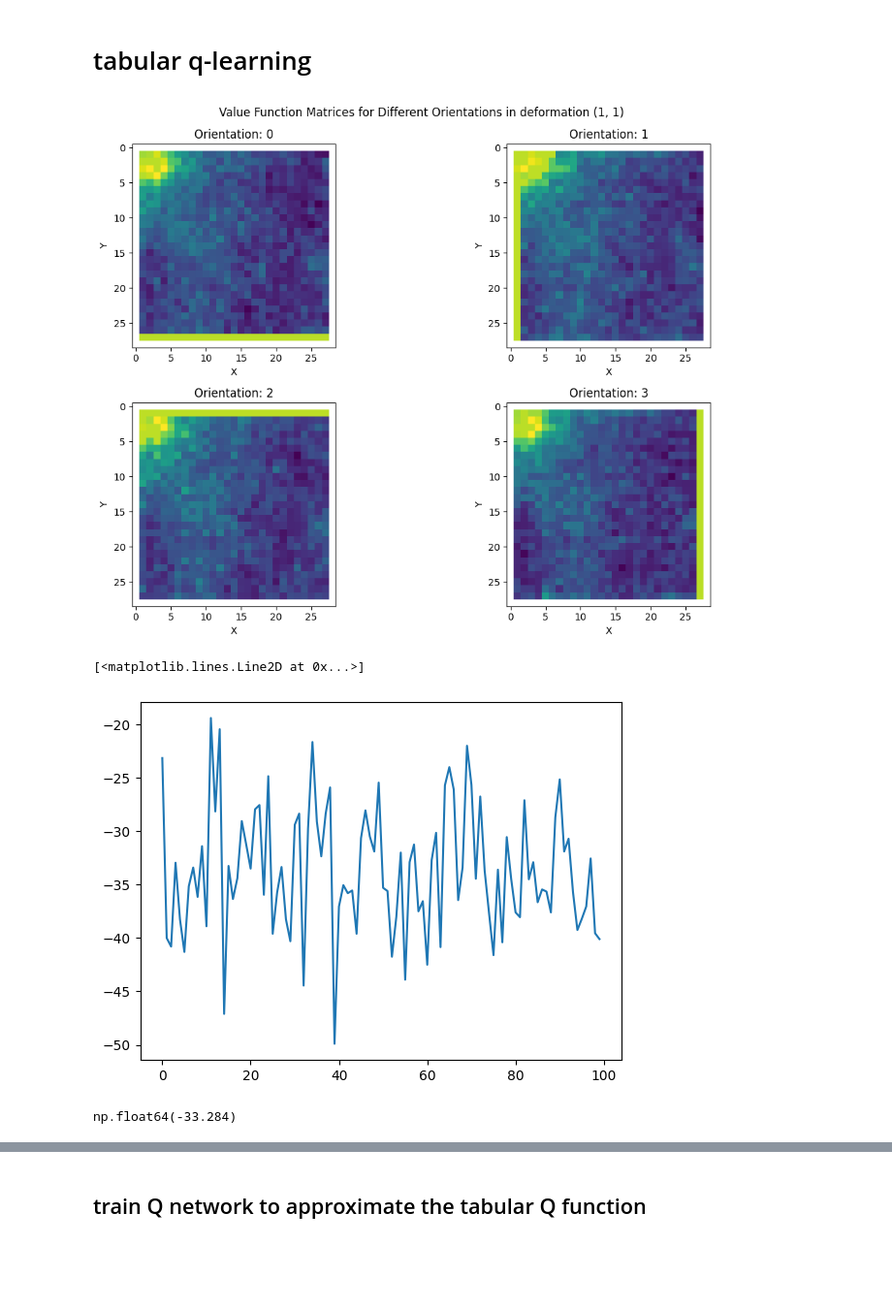
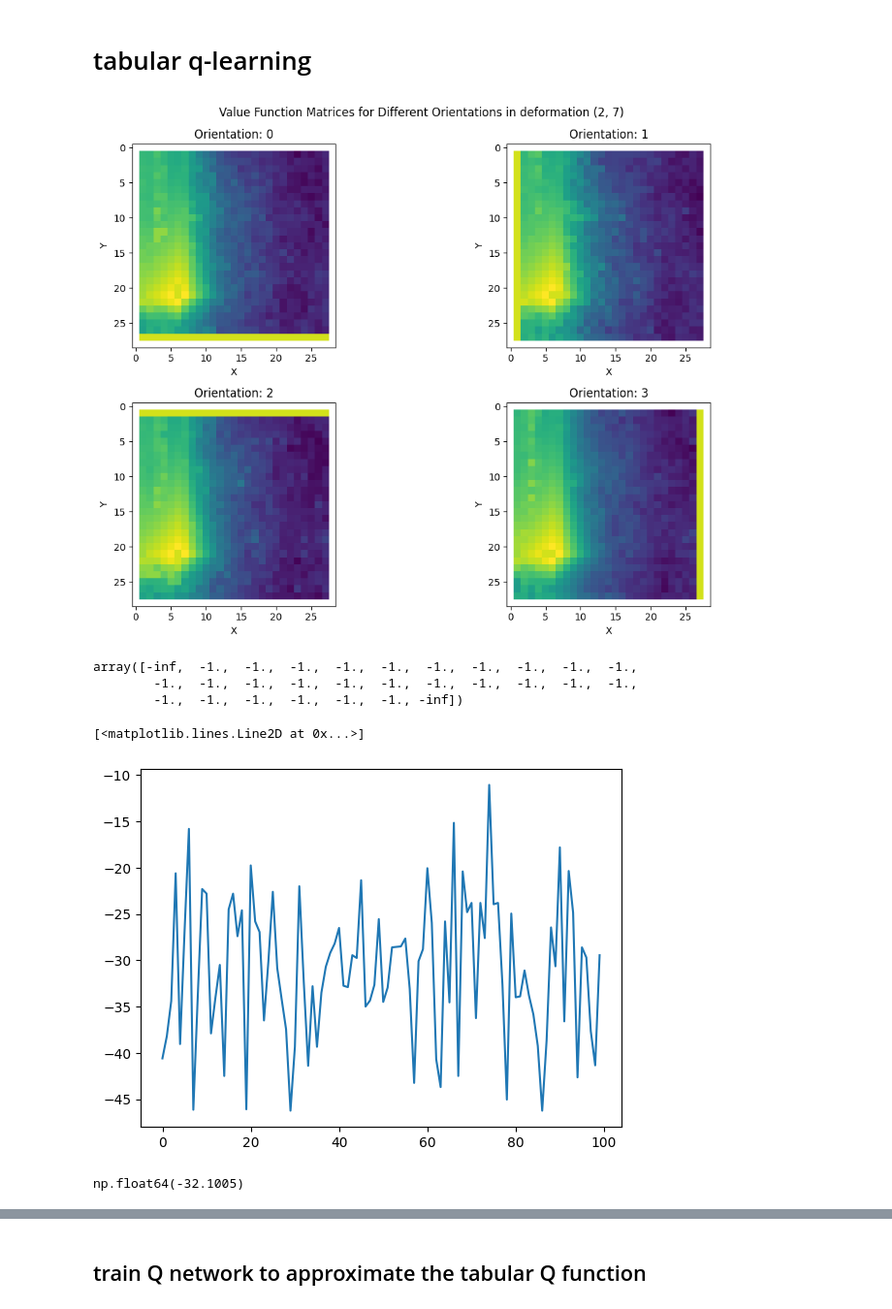
Before and after one commit to flaccagora/RoboSurgery, a Jupyter notebook: src/MPD_train.ipynb, the cells around one changed output, grey strips where cells are left out. Shown at 97% size. Saved outputs shown, nothing was run; the diff lists cells and outputs as text; code cells hidden in the pictures; blank space fills up the shorter version.

```diff
--- a/src/MPD_train.ipynb
+++ b/src/MPD_train.ipynb
@@ -69,28 +69,34 @@ Q = np.load(f"agents/tabularQ_maze_{N}_10deformations.npy")
 state_value = np.max(Q,axis=1)
 # %%
 # fix orientation and deformation
-deformation = (1, 1)
+deformation = (2, 7)
 
 fig, axes = plt.subplots(2, 2, figsize=(12, 8))
 axes = axes.flatten()
 
 for orientation in range(4):
     Value_matrix_plot = np.zeros(env.maze.shape) - np.inf
     for s, state in enumerate(states):
         if state[1] == deformation and state[0][2] == orientation:
             Value_matrix_plot[state[0][0], state[0][1]] = state_value[s]
 
     ax = axes[orientation]
     ax.imshow(Value_matrix_plot)
     ax.set_title(f"Orientation: {orientation}")
     ax.set_xlabel("X")
     ax.set_ylabel("Y")
 
 plt.suptitle(f"Value Function Matrices for Different Orientations in deformation {deformation}")
 plt.tight_layout()
 plt.show()
 # %% [output]
-[figure, old version]
+[figure, new version]
+# %%
+Value_matrix_plot[:, -2]
+# %% [output]
+array([-inf,  -1.,  -1.,  -1.,  -1.,  -1.,  -1.,  -1.,  -1.,  -1.,  -1.,
+        -1.,  -1.,  -1.,  -1.,  -1.,  -1.,  -1.,  -1.,  -1.,  -1.,  -1.,
+        -1.,  -1.,  -1.,  -1.,  -1.,  -1., -inf])
 # %%
 def eval_tabular(env : GridEnvDeform, Q, num_episodes=100, max_episode_steps=25, render=False):
     total_rewards = []
@@ -129,9 +135,9 @@ rewards = [eval_tabular(env, Q, 10) for _ in range(100)]
 plt.plot(rewards)
 # %% [output]
 [<matplotlib.lines.Line2D at 0x...>]
-[figure, old version]
+[figure, new version]
 # %%
 eval_tabular(env, Q, 1000)
 # %% [output]
-np.float64(-33.284)
+np.float64(-32.1005)
 # %%
```
Also changed, not shown: parts of 8 cells of this notebook, 8 other files.
